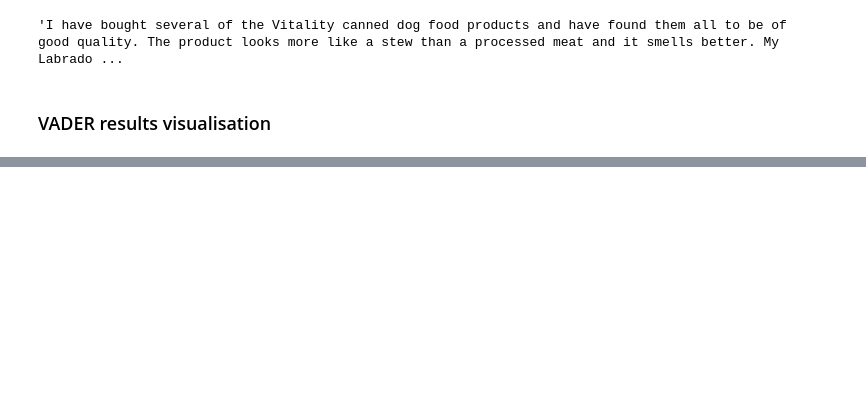
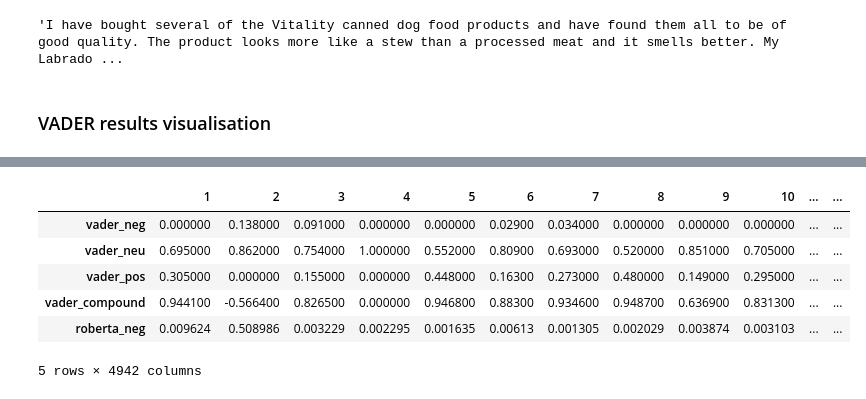
Before and after one commit to Lyu-Sterkh/Sentiment-analysis, a Jupyter notebook: Sentiment_Analysis.ipynb, the cells around one changed output, grey strips where cells are left out. Drawn from its saved outputs; the diff is of its cells as text; code cells hidden in the pictures; blank space fills up the shorter version.

```diff
--- a/Sentiment_Analysis.ipynb
+++ b/Sentiment_Analysis.ipynb
@@ -429,0 +457,3 @@ plt.show()
+# %%
+example = df['Text'].iloc[0]
+example
@@ -429,0 +462,12 @@ plt.show()
+# %%
+# Run for Roberta Model
+encoded_text = tokenizer(example, return_tensors='pt')
+output = model(**encoded_text)
+scores = output[0][0].detach().numpy()
+scores = softmax(scores)
+scores_dict = {
+    'roberta_neg' : scores[0],
+    'roberta_neu' : scores[1],
+    'roberta_pos' : scores[2]
+}
+print(scores_dict)
@@ -429,0 +521,11 @@ plt.show()
+# %%
+results_df = pd.DataFrame(res_roberta)
+results_df.head()
+# %% [output]
+|  | 1 | 2 | 3 | 4 | 5 | 6 | 7 | 8 | 9 | 10 | ... | ... |
+| vader_neg | 0.000000 | 0.138000 | 0.091000 | 0.000000 | 0.000000 | 0.02900 | 0.034000 | 0.000000 | 0.000000 | 0.000000 | ... | ... |
+| vader_neu | 0.695000 | 0.862000 | 0.754000 | 1.000000 | 0.552000 | 0.80900 | 0.693000 | 0.520000 | 0.851000 | 0.705000 | ... | ... |
+| vader_pos | 0.305000 | 0.000000 | 0.155000 | 0.000000 | 0.448000 | 0.16300 | 0.273000 | 0.480000 | 0.149000 | 0.295000 | ... | ... |
+| vader_compound | 0.944100 | -0.566400 | 0.826500 | 0.000000 | 0.946800 | 0.88300 | 0.934600 | 0.948700 | 0.636900 | 0.831300 | ... | ... |
+| roberta_neg | 0.009624 | 0.508986 | 0.003229 | 0.002295 | 0.001635 | 0.00613 | 0.001305 | 0.002029 | 0.003874 | 0.003103 | ... | ... |
+5 rows × 4942 columns
```
Also changed, not shown: parts of 42 cells of this notebook.
